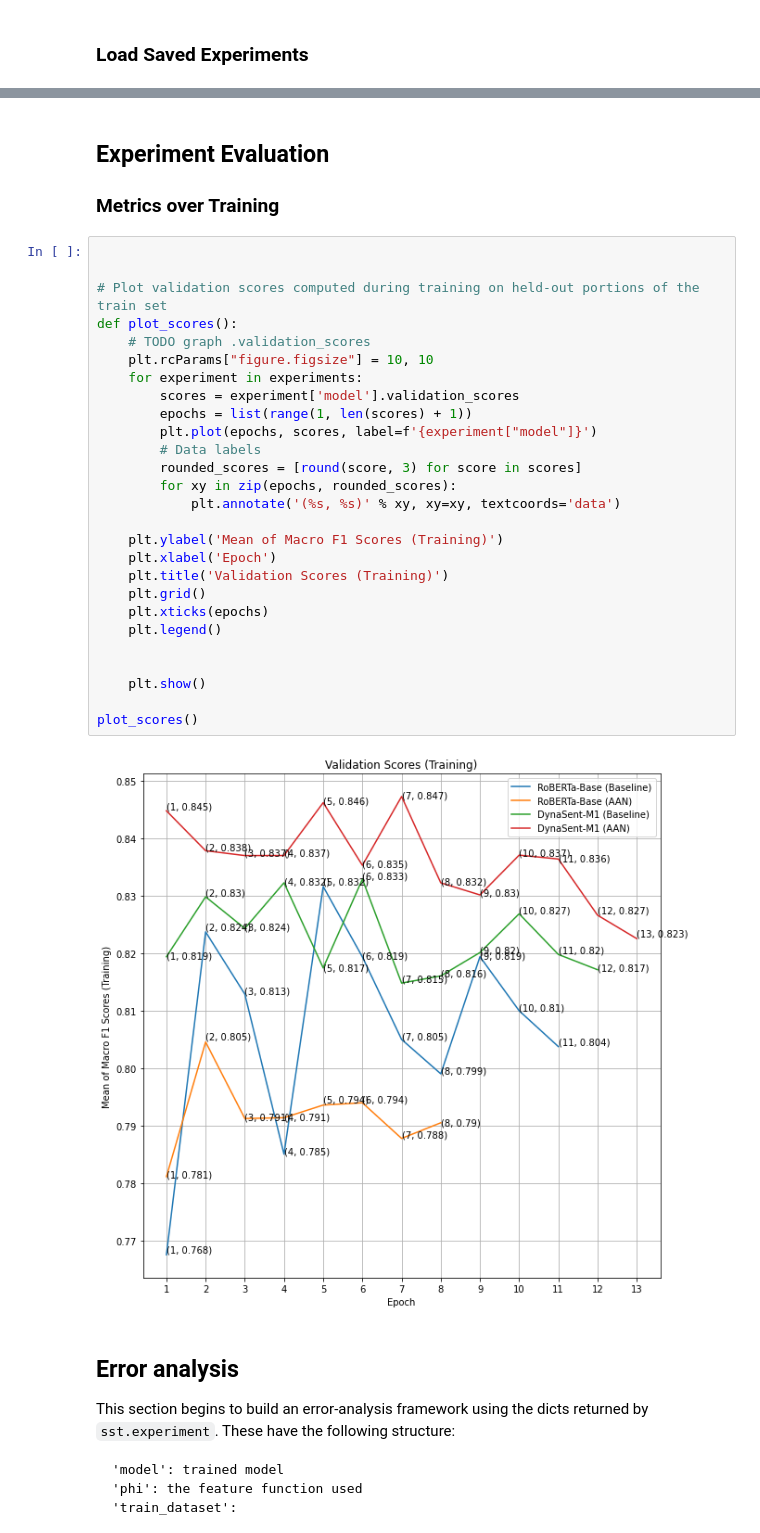
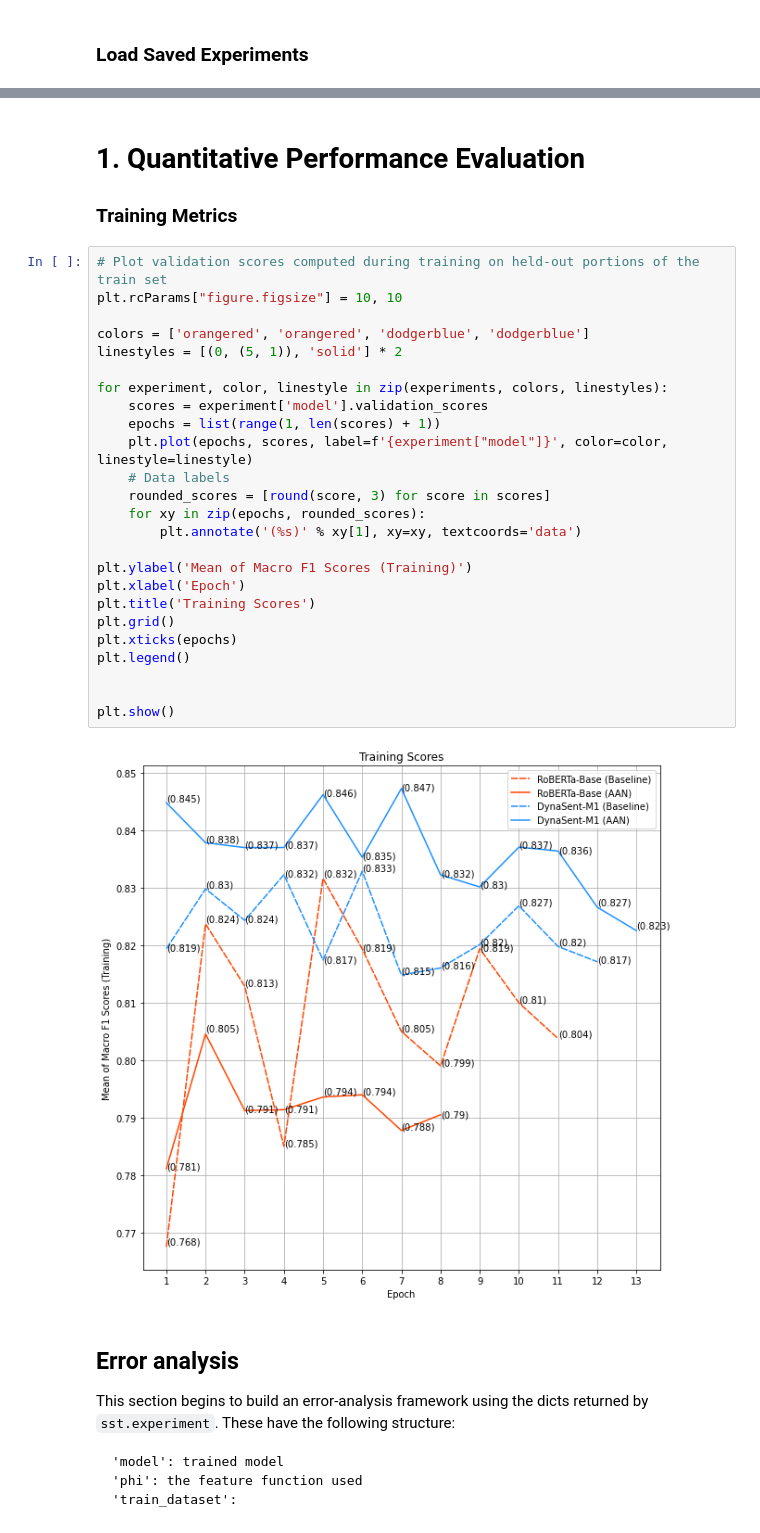
Before and after one commit to mukobi/Unsupervised-Concept-Based-Explanations-For-Sentiment-Analysis, a Jupyter notebook: evaluate_trained_models.ipynb, the cells around one changed output, grey strips where cells are left out. Drawn from its saved outputs; the diff is of its cells as text.

```diff
--- a/evaluate_trained_models.ipynb
+++ b/evaluate_trained_models.ipynb
@@ -37,38 +42,36 @@ Loaded experiment for model RoBERTa-Base (AAN)
 Loaded experiment for model DynaSent-M1 (Baseline)
 Loaded experiment for model DynaSent-M1 (AAN)
 # %% [markdown]
-## Experiment Evaluation
+# 1. Quantitative Performance Evaluation
 
-### Metrics over Training
+### Training Metrics
 # %%
+# Plot validation scores computed during training on held-out portions of the train set
+plt.rcParams["figure.figsize"] = 10, 10
+
+colors = ['orangered', 'orangered', 'dodgerblue', 'dodgerblue']
+linestyles = [(0, (5, 1)), 'solid'] * 2
+
+for experiment, color, linestyle in zip(experiments, colors, linestyles):
+    scores = experiment['model'].validation_scores
+    epochs = list(range(1, len(scores) + 1))
+    plt.plot(epochs, scores, label=f'{experiment["model"]}', color=color, linestyle=linestyle)
+    # Data labels
+    rounded_scores = [round(score, 3) for score in scores]
+    for xy in zip(epochs, rounded_scores):
+        plt.annotate('(%s)' % xy[1], xy=xy, textcoords='data')
+
+plt.ylabel('Mean of Macro F1 Scores (Training)')
+plt.xlabel('Epoch')
+plt.title('Training Scores')
+plt.grid()
+plt.xticks(epochs)
+plt.legend()
 
 
-# Plot validation scores computed during training on held-out portions of the train set
-def plot_scores():
-    # TODO graph .validation_scores
-    plt.rcParams["figure.figsize"] = 10, 10
-    for experiment in experiments:
-        scores = experiment['model'].validation_scores
-        epochs = list(range(1, len(scores) + 1))
-        plt.plot(epochs, scores, label=f'{experiment["model"]}')
-        # Data labels
-        rounded_scores = [round(score, 3) for score in scores]
-        for xy in zip(epochs, rounded_scores):
-            plt.annotate('(%s, %s)' % xy, xy=xy, textcoords='data')
-
-    plt.ylabel('Mean of Macro F1 Scores (Training)')
-    plt.xlabel('Epoch')
-    plt.title('Validation Scores (Training)')
-    plt.grid()
-    plt.xticks(epochs)
-    plt.legend()
-
-
-    plt.show()
-
-plot_scores()
+plt.show()
 # %% [output]
-[figure, old version]
+[figure, new version]
 # %% [markdown]
 ## Error analysis
 
```
Also changed, not shown: parts of 5 cells of this notebook, 1 other file.
